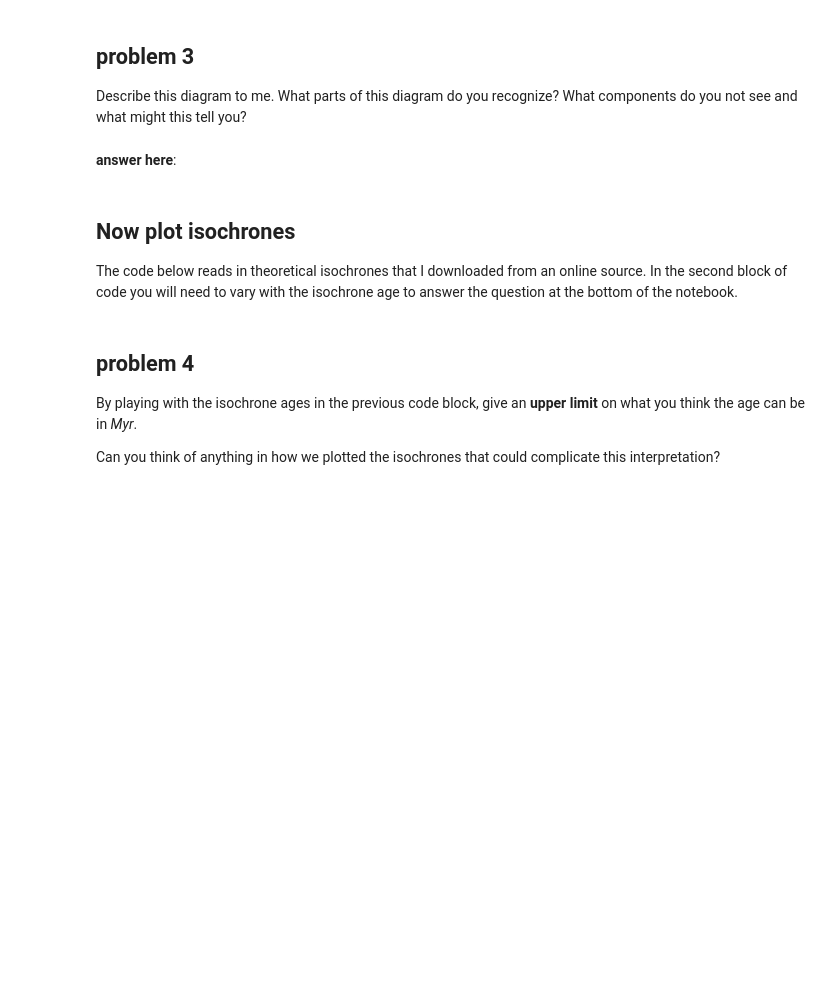
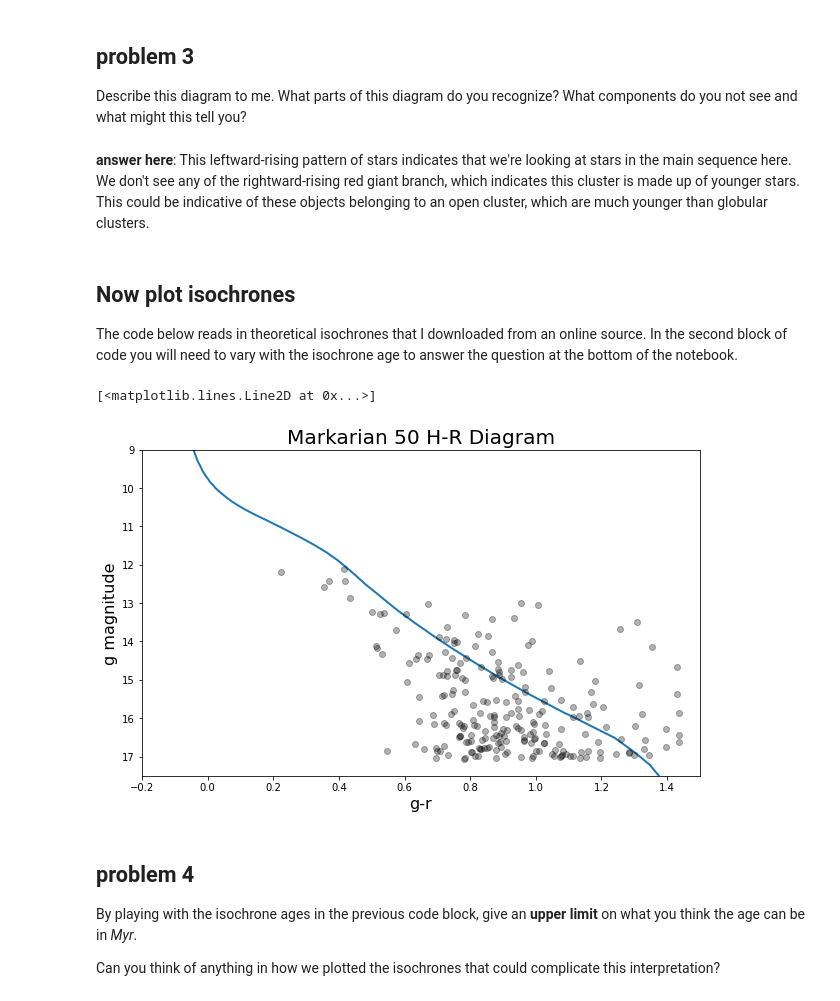
Before and after one commit to claire-cook/ObservingProject_student, a Jupyter notebook: reduction_part4_student.ipynb, the cells around one changed output. Drawn from its saved outputs; the diff is of its cells as text; code cells hidden in the pictures; blank space fills up the shorter version.

```diff
--- a/reduction_part4_student.ipynb
+++ b/reduction_part4_student.ipynb
@@ -335,8 +354,8 @@ plt.title('Markarian 50 H-R Diagram',fontsize=20)
 ## problem 3
 
 Describe this diagram to me.  What parts of this diagram do you recognize?  What components do you not see and what might this tell you?
-# %% [markdown]
-**answer here**:
+# %% [markdown]
+**answer here**: This leftward-rising pattern of stars indicates that we're looking at stars in the main sequence here. We don't see any of the rightward-rising red giant branch, which indicates this cluster is made up of younger stars. This could be indicative of these objects belonging to an open cluster, which are much younger than globular clusters.
 # %% [markdown]
 ## Now plot isochrones
 
@@ -358,34 +377,37 @@ isor = isodat['col30']
 plt.figure(figsize=(10,6))
 nonsatflag = gmatch>12
 plt.plot(gmatch[nonsatflag]-rmatch[nonsatflag],gmatch[nonsatflag],'ko',alpha=.3,markersize=6)
 
 plt.xlabel('g-r',fontsize=16)
 plt.ylabel('g magnitude',fontsize=16)
 plt.axis([-.2,1.5,9,17.5])
 plt.gca().invert_yaxis()
 plt.title('Markarian 50 H-R Diagram',fontsize=20)
 
 # plot isochrone with a log(age/yr) starting at 7.0 going to 9.8 in units of logage(0.2)
 #****************
 #play with these ages until you find the oldest age that fits the data
-target_age =
+target_age = 8.0
 
 #this finds which isochrone from the data best matches the target age.
 agedist = abs(logage - target_age)
 ageflag = (agedist<0.01)
 
 #this part uses a published distance to the cluster and the AV from from the WebDA
 #data base to dim and redden the isochrones
 d = 3460.0 #pc
 DM = 5 + np.log10(d/10.0)     #the distance modulus
 
 #the extinction in mag from the Webda database
 AV = 0.81
 
 #these numbers are specific to the filters and give the ratio of A(lambda)/AV
 Ag_AV = 1.18
 Ar_AV = 0.86
 plt.plot(isog[ageflag] + Ag_AV*AV - ( isor[ageflag] + Ar_AV*AV),isog[ageflag]+Ag_AV*AV+DM,lw=2,zorder=1)
+# %% [output]
+[<matplotlib.lines.Line2D at 0x...>]
+[figure, added]
 # %% [markdown]
 ## problem 4
 By playing with the isochrone ages in the previous code block, give an **upper limit** on what you think the age can be in *Myr*.
```
Also changed, not shown: parts of 11 cells of this notebook, 1 other file.
